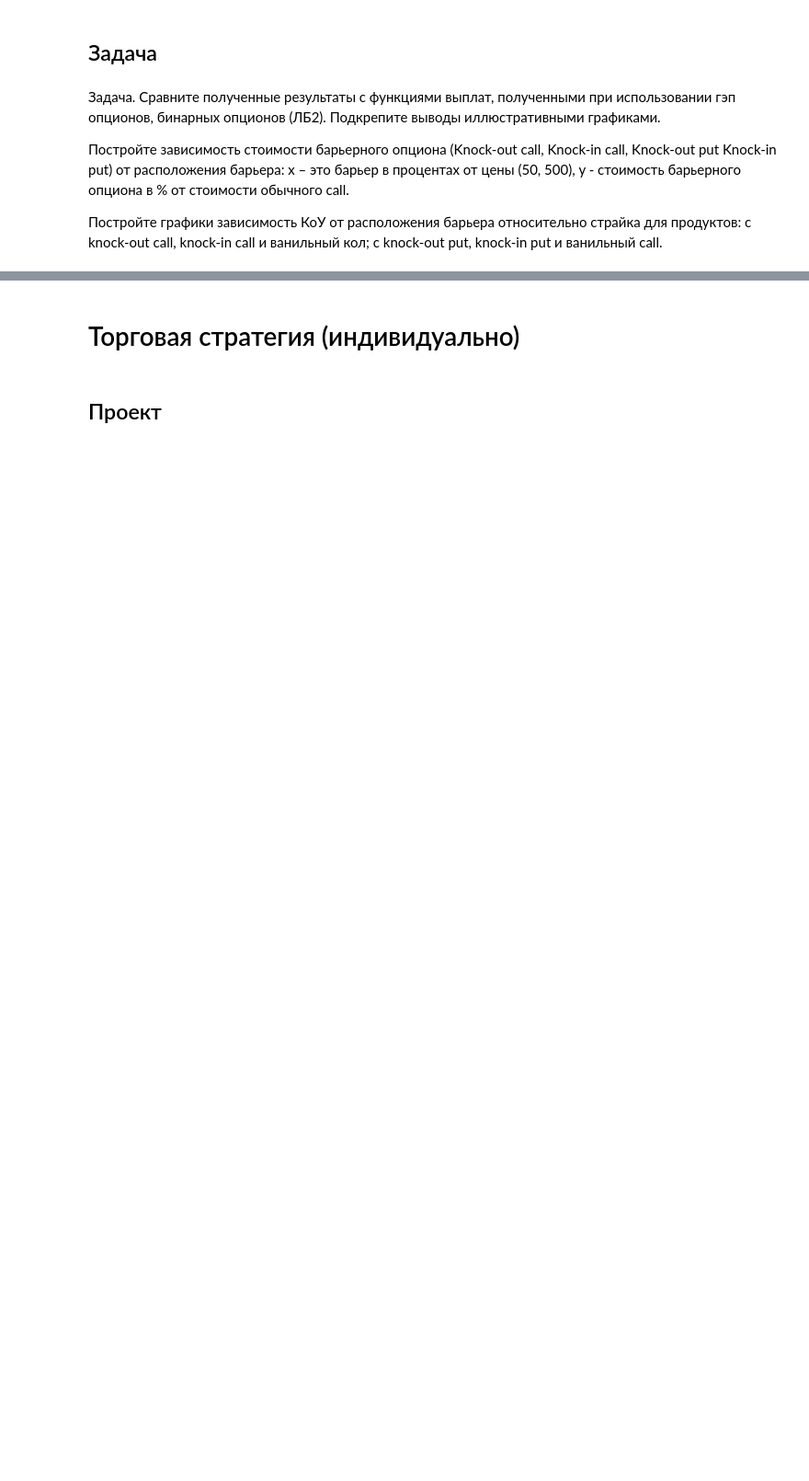
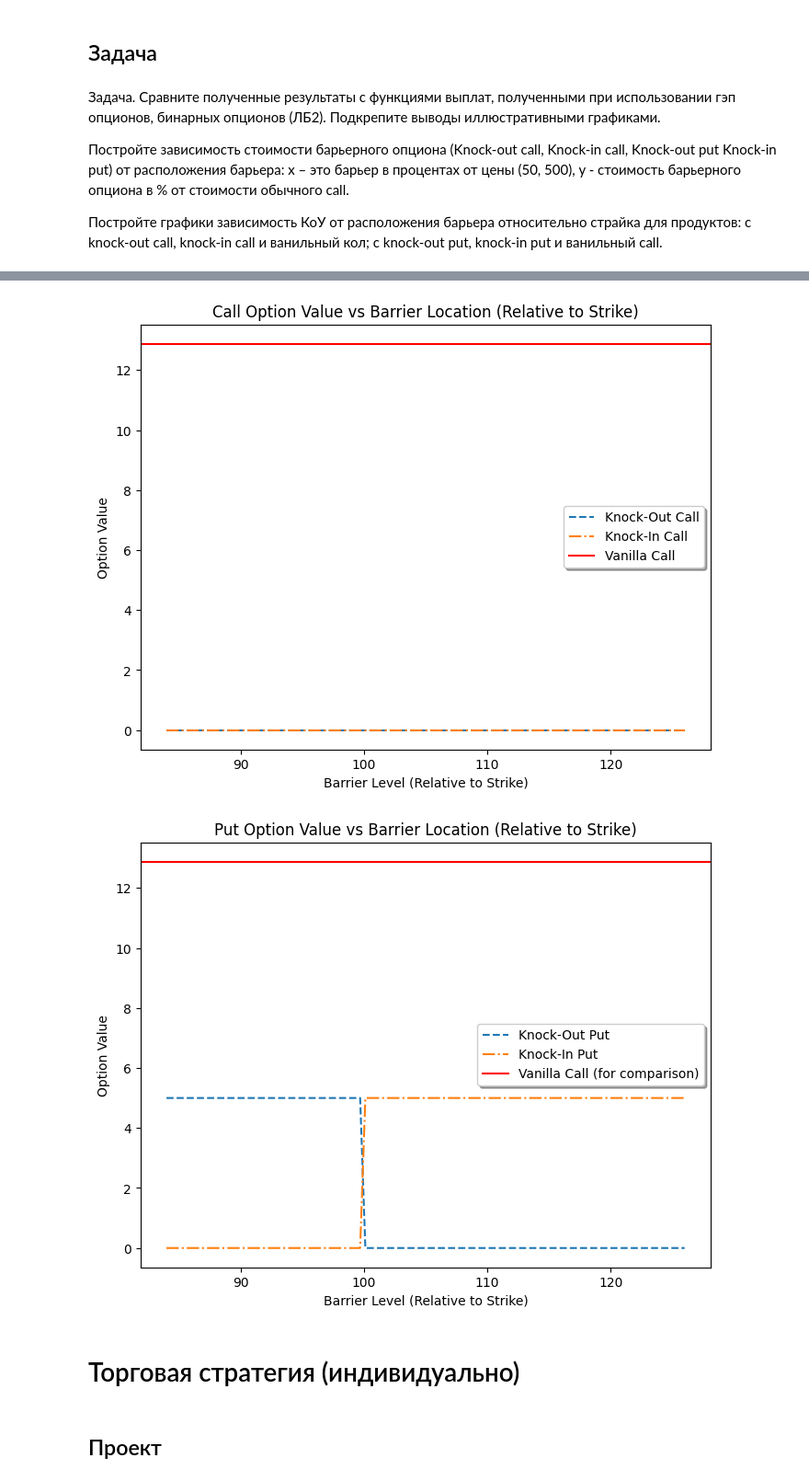
Before and after one commit to AstemirGongapshev/GSFP_2024, a Jupyter notebook: lab_2_GSFP/lab_2b_GSFP.ipynb, the cells around one changed output, grey strips where cells are left out. Shown at 92% size. Cells and saved outputs as stored; diff of their text form; code cells hidden in the pictures; blank space fills up the shorter version.

```diff
--- a/lab_2_GSFP/lab_2b_GSFP.ipynb
+++ b/lab_2_GSFP/lab_2b_GSFP.ipynb
@@ -429,3 +519,49 @@ plt.grid(True)
+# %%
+
+vanilla_call = vanilla_call_price(S0, K_up_in, T, r, q, sigma)
+
+barrier_levels_relative = np.linspace(0.8 * K_up_in, 1.2 * K_up_in, 100)
+
+
+knock_out_call_values = [
+    barrier_option('Down-and-out', S0, H, K_up_in, q, T, r, q, sigma, True) for H in barrier_levels_relative
+]
+knock_in_call_values = [
+    barrier_option('Up-and-in', S0, H, K_up_in, q, T, r, q, sigma, True) for H in barrier_levels_relative
+]
+knock_out_put_values = [
+    barrier_option('Down-and-out', S0, H, K_up_in, q, T, r, q, sigma, False) for H in barrier_levels_relative
+]
+knock_in_put_values = [
+    barrier_option('Up-and-in', S0, H, K_up_in, q, T, r, q, sigma, False) for H in barrier_levels_relative
+]
+
+
+plt.figure(figsize=(8, 6))
+plt.plot(barrier_levels_relative, knock_out_call_values, label='Knock-Out Call', linestyle='--')
+plt.plot(barrier_levels_relative, knock_in_call_values, label='Knock-In Call', linestyle='-.')
+plt.axhline(y=vanilla_call, color='r', linestyle='-', label='Vanilla Call')
+plt.title('Call Option Value vs Barrier Location (Relative to Strike)')
+plt.xlabel('Barrier Level (Relative to Strike)')
+plt.ylabel('Option Value')
+plt.legend(loc='best', fancybox=True, shadow=True)
+plt.show()
+
+
+vanilla_put = vanilla_call_price(S0, K_up_in, T, r, q, sigma)
+plt.figure(figsize=(8, 6))
+plt.plot(barrier_levels_relative, knock_out_put_values, label='Knock-Out Put', linestyle='--')
+plt.plot(barrier_levels_relative, knock_in_put_values, label='Knock-In Put', linestyle='-.')
+plt.axhline(y=vanilla_put, color='r', linestyle='-', label='Vanilla Call (for comparison)')
+plt.title('Put Option Value vs Barrier Location (Relative to Strike)')
+plt.xlabel('Barrier Level (Relative to Strike)')
+plt.ylabel('Option Value')
+plt.legend(loc='best', fancybox=True, shadow=True)
+
+plt.show()
+# %% [output]
+[figure, added]
+[figure, added]
 # %% [markdown]
 # Торговая стратегия (индивидуально)
 # %% [markdown]
```
Also changed, not shown: parts of 6 cells of this notebook, 4 other files.
